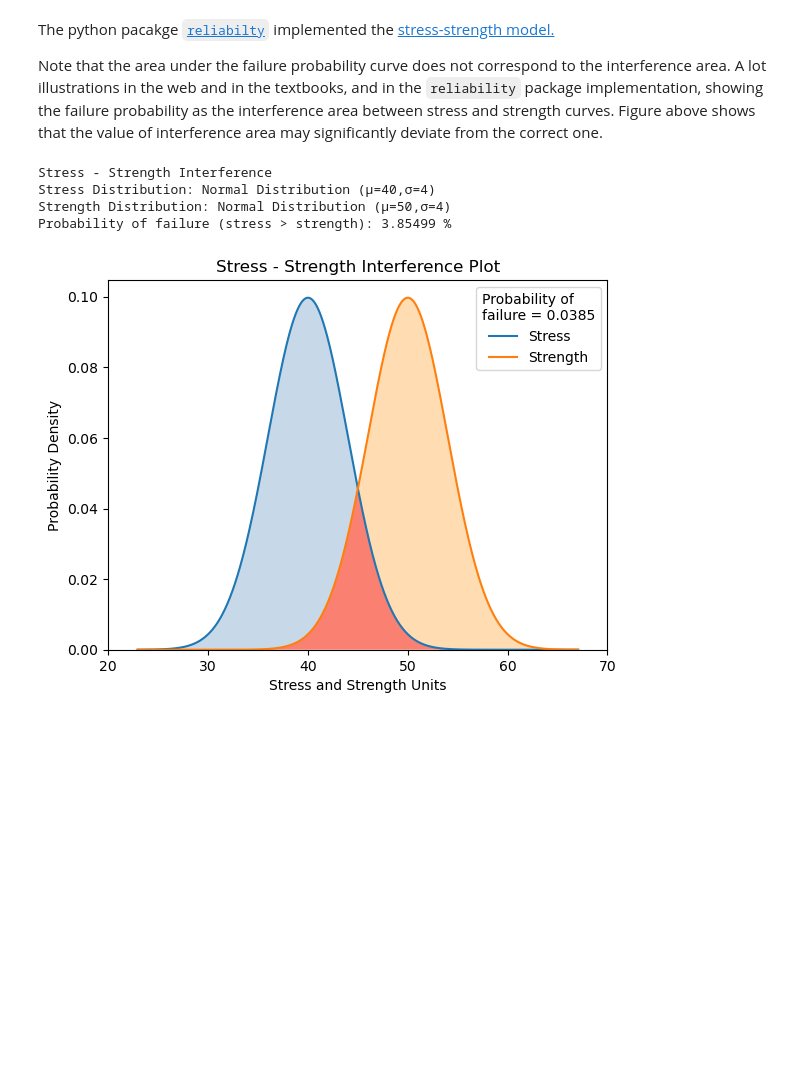
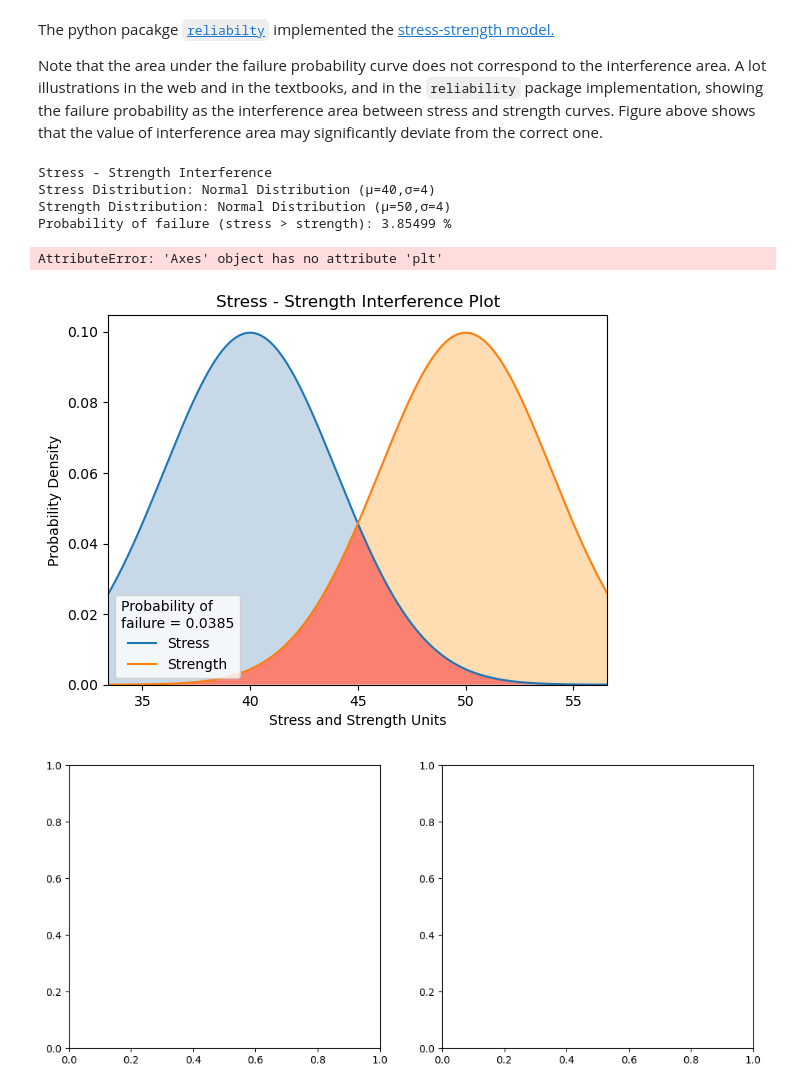
Before and after one commit to noriskworld/robust, a Jupyter notebook: stress_strength.ipynb, the cells around one changed output. Saved outputs shown, nothing was run; the diff lists cells and outputs as text; code cells hidden in the pictures; blank space fills up the shorter version.

Commit message:
stress_strength multi plots

```diff
--- a/stress_strength.ipynb
+++ b/stress_strength.ipynb
@@ -281,18 +263,26 @@ Note that the area under the failure probability curve does not correspond to th
 # %%
 from reliability import Distributions
 from reliability.Other_functions import stress_strength_normal
 
 stress = Distributions.Normal_Distribution(mu=40,sigma=4)
 strength = Distributions.Normal_Distribution(mu=50,sigma=4)
 stress_strength_normal(stress=stress, strength=strength)
-plt.xlim(20,70)
-plt.show()
+
+
+fig, (ax1, ax2) = plt.subplots(1, 2, figsize=(12, 5))
+ax1.plt.xlim(20,70)
+ax1.plt.show()
+ax1.set_title("First Plot")
+
+ax2.ssa.plot_distributions()
 # %% [output]
 Stress - Strength Interference
 Stress Distribution: Normal Distribution (μ=40,σ=4)
 Strength Distribution: Normal Distribution (μ=50,σ=4)
 Probability of failure (stress > strength): 3.85499 %
+AttributeError: 'Axes' object has no attribute 'plt'
-[figure, old version]
+[figure, new version]
+[figure, added]
 # %%
 from reliability.Other_functions import stress_strength
 stress = Distributions.Weibull_Distribution(alpha=2, beta=3, gamma=1)
```
Also changed, not shown: parts of 6 cells of this notebook, 1 other file.
